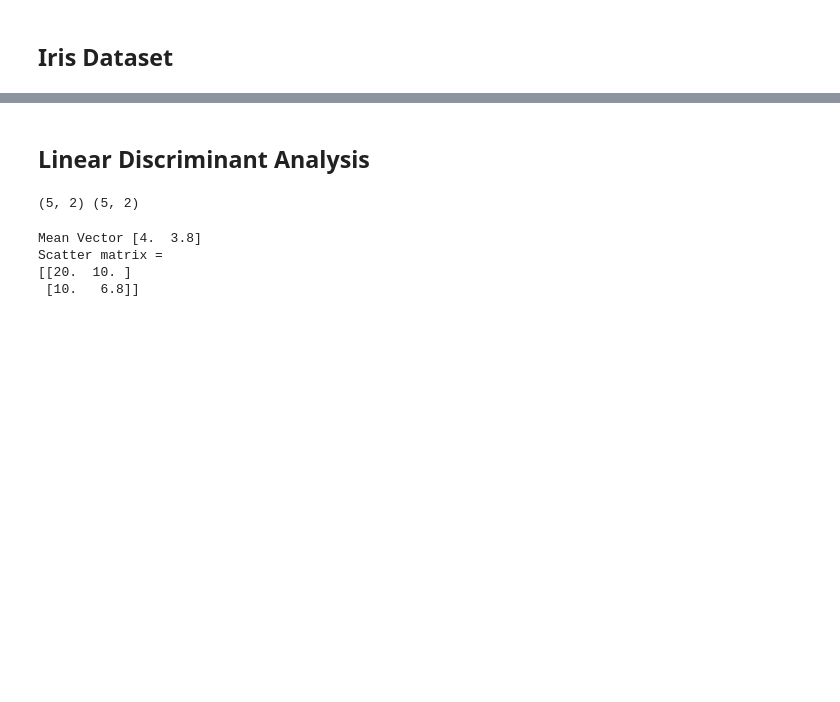
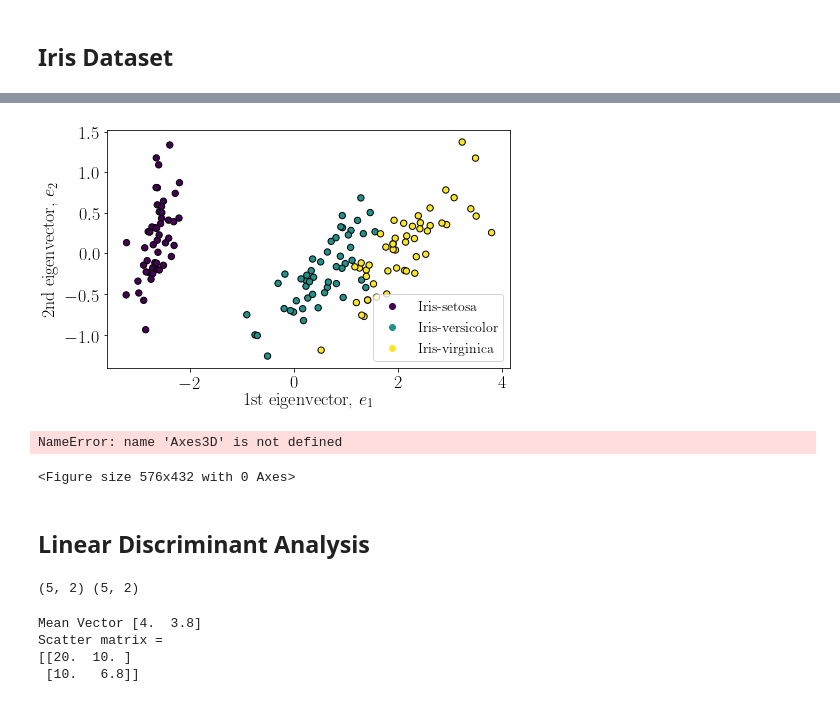
Before and after one commit to erkundanec/PatternClassification, a Jupyter notebook: 05_DiscriminantAnalysis/SmallExample_PCA.ipynb, the cells around one changed output, grey strips where cells are left out. Cells and saved outputs as stored; diff of their text form; code cells hidden in the pictures; blank space fills up the shorter version.

```diff
--- a/05_DiscriminantAnalysis/SmallExample_PCA.ipynb
+++ b/05_DiscriminantAnalysis/SmallExample_PCA.ipynb
@@ -157,34 +212,36 @@ from matplotlib import pyplot as plt
 plt.rcParams['figure.figsize'] = 7, 4.5 # default figure size
 mpl.rcParams['font.size'] = 18
 # import some data to play with
 iris = datasets.load_iris()
 X = iris.data  # we only take the first two features.
 y = iris.target
 
 X_reduced = PCA(n_components=2).fit_transform(iris.data)
 X_reduced.shape
 # The indices of the features that we are plotting
 x_index = 0
 y_index = 1
 
 color = ['Iris-setosa', 'Iris-versicolor', 'Iris-virginica']
 
 # this formatter will label the colorbar with the correct target names
 formatter = plt.FuncFormatter(lambda i, *args: iris.target_names[int(i)])
 
-plt.scatter(X_reduced[:,0], X_reduced[:,1], c=iris.target,edgecolor='k', s=40)
+scatter = plt.scatter(X_reduced[:,0], X_reduced[:,1], c=iris.target,edgecolor='k', s=40)
 plt.legend(handles=scatter.legend_elements()[0], labels=color,fontsize=14)
 plt.xlabel('1st eigenvector, $e_1$')
 plt.ylabel('2nd eigenvector, $e_2$')
 
 # plt.xlim(x_min, x_max)
 # plt.ylim(y_min, y_max)
 # plt.xticks(())
 # plt.yticks(())
 
 plt.tight_layout()
 plt.savefig('2dPCA.pdf')
 plt.show()
+# %% [output]
+[figure, added]
 # %%
 # Load the data
 from sklearn import datasets
@@ -225,6 +282,9 @@ ax.w_zaxis.set_ticklabels([])
 
 plt.savefig('3dPCA.pdf')
 plt.show()
+# %% [output]
+NameError: name 'Axes3D' is not defined
+<Figure size 576x432 with 0 Axes>
 # %% [markdown]
 ## Linear Discriminant Analysis
 # %%
```
Also changed, not shown: parts of 10 cells of this notebook.
